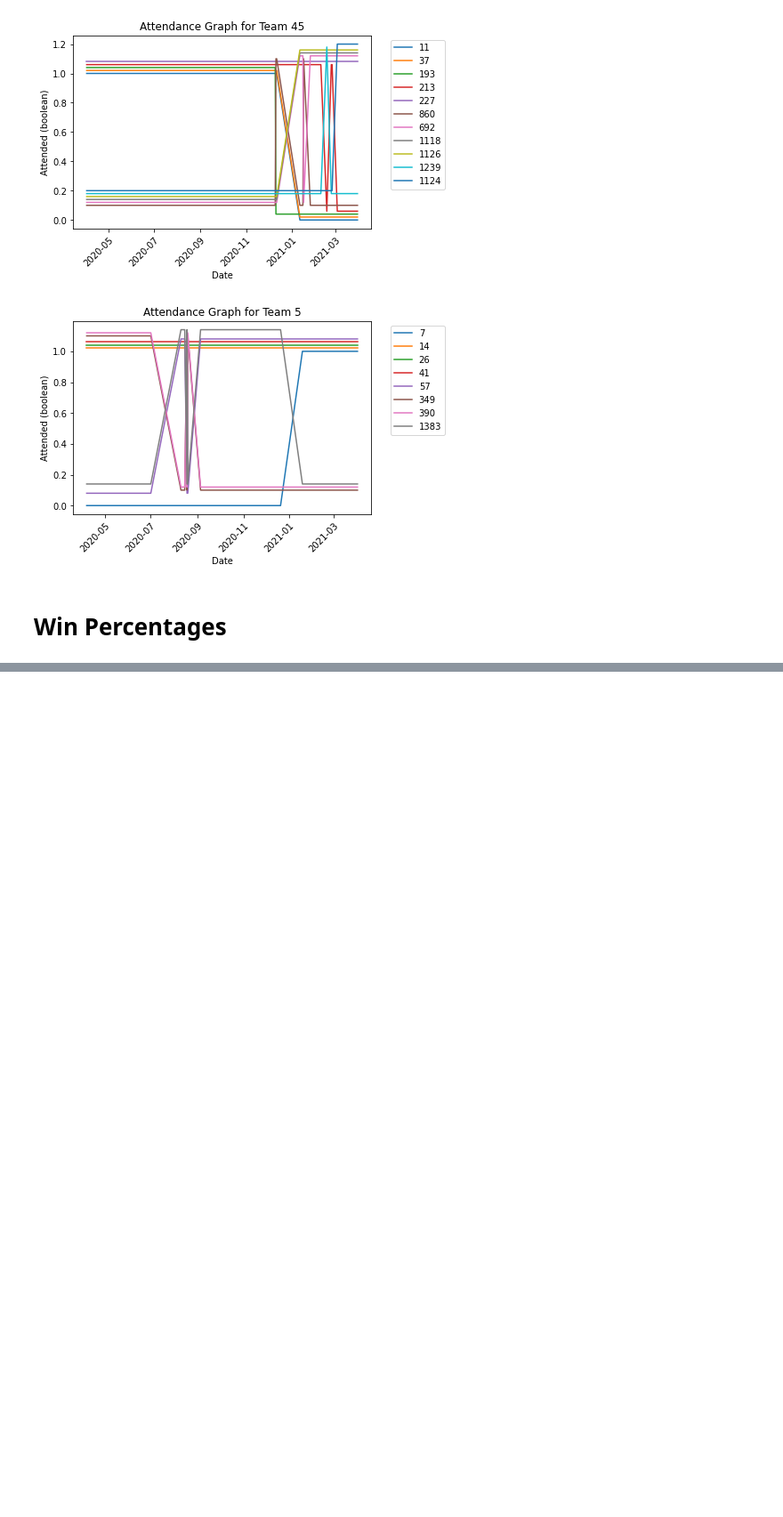
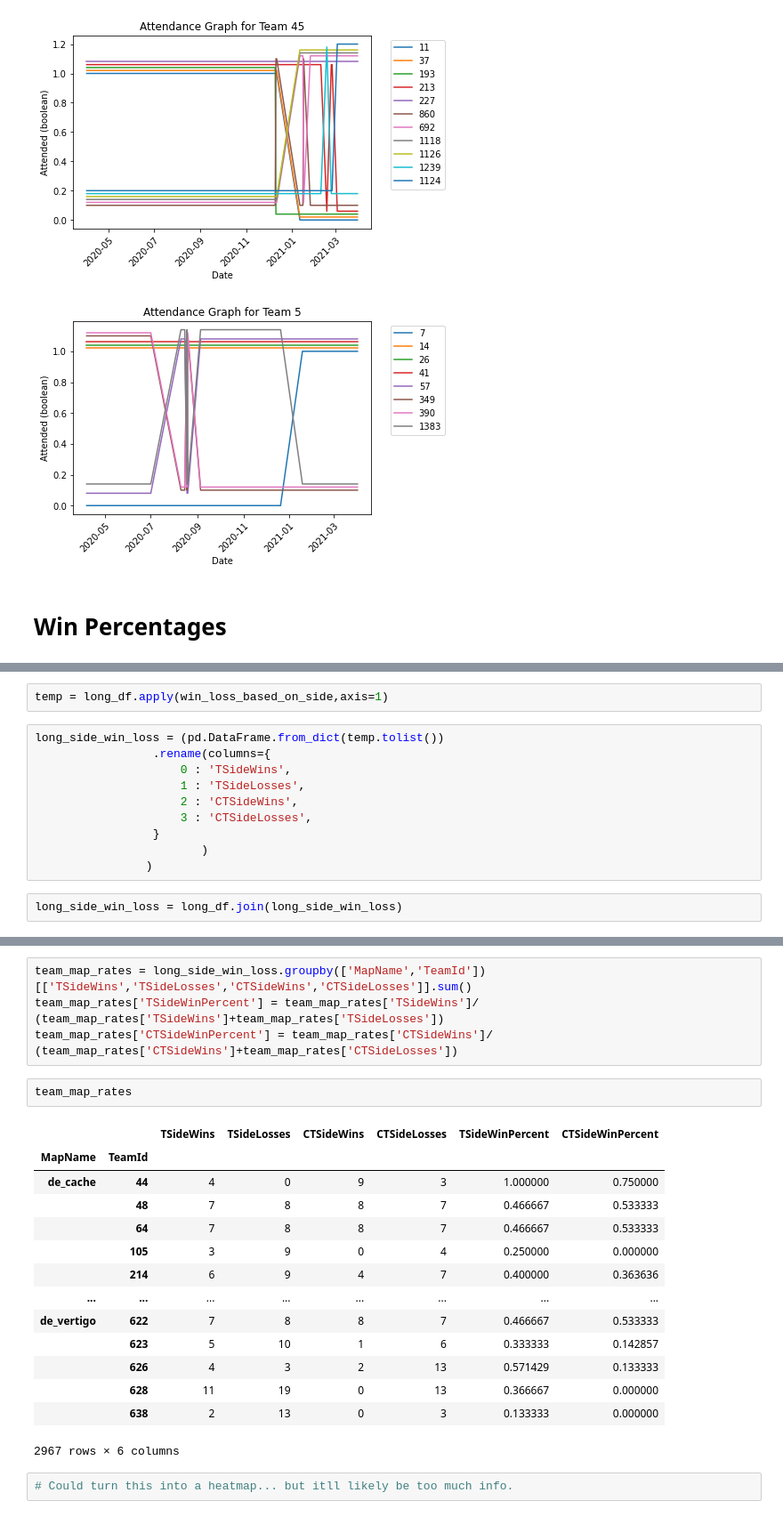
Before and after one commit to guidopetri/csgo-map-bandits, a Jupyter notebook: EDA_awd.ipynb, the cells around one changed output, grey strips where cells are left out. Shown at 89% size. Drawn from its saved outputs; the diff is of its cells as text; blank space fills up the shorter version.

Commit message:
adding Win Percentages

```diff
--- a/EDA_awd.ipynb
+++ b/EDA_awd.ipynb
@@ -641,0 +639,14 @@ demos_small
+# %%
+temp = long_df.apply(win_loss_based_on_side,axis=1)
+# %%
+long_side_win_loss = (pd.DataFrame.from_dict(temp.tolist())
+                 .rename(columns={
+                     0 : 'TSideWins',
+                     1 : 'TSideLosses',
+                     2 : 'CTSideWins',
+                     3 : 'CTSideLosses',
+                 }
+                        )
+                )
+# %%
+long_side_win_loss = long_df.join(long_side_win_loss)
@@ -641,0 +683,23 @@ demos_small
+# %%
+team_map_rates = long_side_win_loss.groupby(['MapName','TeamId'])[['TSideWins','TSideLosses','CTSideWins','CTSideLosses']].sum()
+team_map_rates['TSideWinPercent'] = team_map_rates['TSideWins']/ (team_map_rates['TSideWins']+team_map_rates['TSideLosses'])
+team_map_rates['CTSideWinPercent'] = team_map_rates['CTSideWins']/ (team_map_rates['CTSideWins']+team_map_rates['CTSideLosses'])
+# %%
+team_map_rates
+# %% [output]
+|  |  | TSideWins | TSideLosses | CTSideWins | CTSideLosses | TSideWinPercent | CTSideWinPercent |
+| MapName | TeamId |  |  |  |  |  |  |
+| de_cache | 44 | 4 | 0 | 9 | 3 | 1.000000 | 0.750000 |
+|  | 48 | 7 | 8 | 8 | 7 | 0.466667 | 0.533333 |
+|  | 64 | 7 | 8 | 8 | 7 | 0.466667 | 0.533333 |
+|  | 105 | 3 | 9 | 0 | 4 | 0.250000 | 0.000000 |
+|  | 214 | 6 | 9 | 4 | 7 | 0.400000 | 0.363636 |
+| ... | ... | ... | ... | ... | ... | ... | ... |
+| de_vertigo | 622 | 7 | 8 | 8 | 7 | 0.466667 | 0.533333 |
+|  | 623 | 5 | 10 | 1 | 6 | 0.333333 | 0.142857 |
+|  | 626 | 4 | 3 | 2 | 13 | 0.571429 | 0.133333 |
+|  | 628 | 11 | 19 | 0 | 13 | 0.366667 | 0.000000 |
+|  | 638 | 2 | 13 | 0 | 3 | 0.133333 | 0.000000 |
+2967 rows × 6 columns
+# %%
+# Could turn this into a heatmap... but itll likely be too much info.
```
Also changed, not shown: parts of 20 cells of this notebook.
